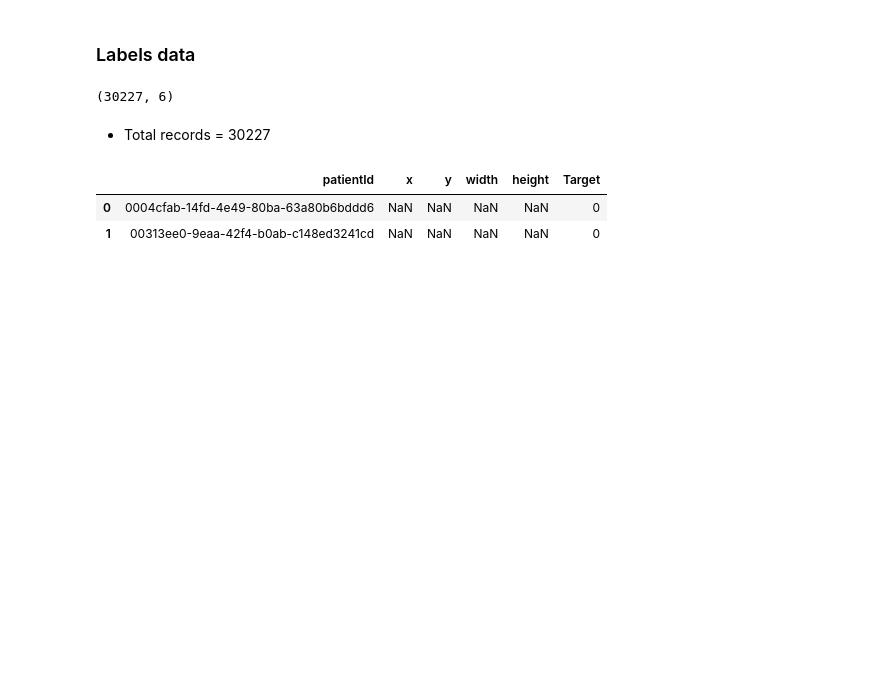
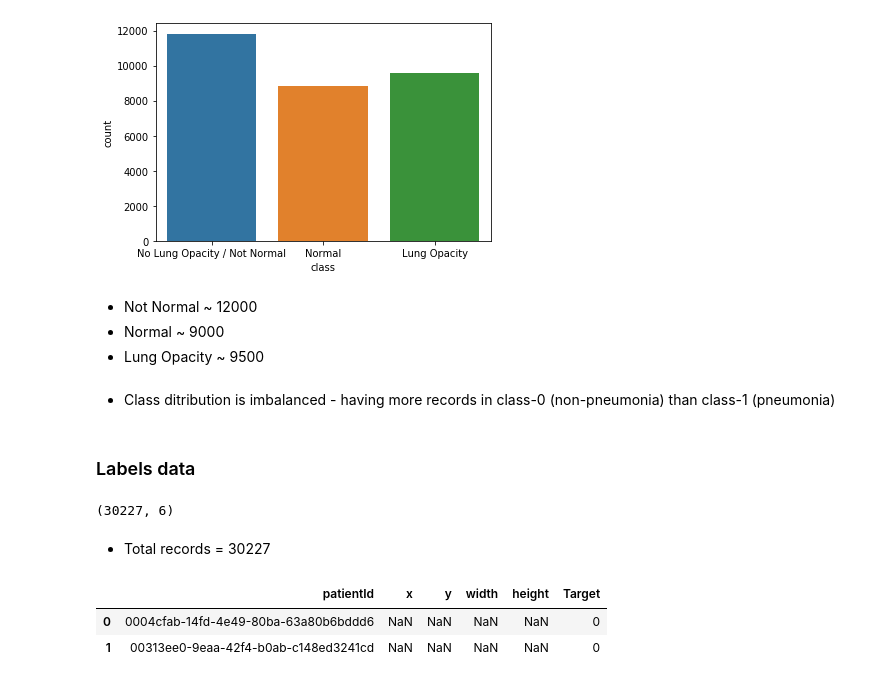
Before and after one commit to utkarsh-21st/RSNA-Pneumonia-Detection, a Jupyter notebook: notebook.ipynb, the cells around one changed output. Saved outputs shown, nothing was run; the diff lists cells and outputs as text; code cells hidden in the pictures; blank space fills up the shorter version.

```diff
--- a/notebook.ipynb
+++ b/notebook.ipynb
@@ -11,3 +91,13 @@ data_path = Path('rsna-pneumonia-detection-challenge')
+# %%
+sns.countplot(class_info['class']);
+# %% [output]
+[figure, added]
+# %% [markdown]
+- Not Normal ~ 12000
+- Normal ~ 9000
+- Lung Opacity ~ 9500
+# %% [markdown]
+- Class ditribution is imbalanced - having more records in  class-0 (non-pneumonia) than class-1 (pneumonia)
 # %% [markdown]
 ### Labels data
 # %%
```
Also changed, not shown: parts of 89 cells of this notebook.
